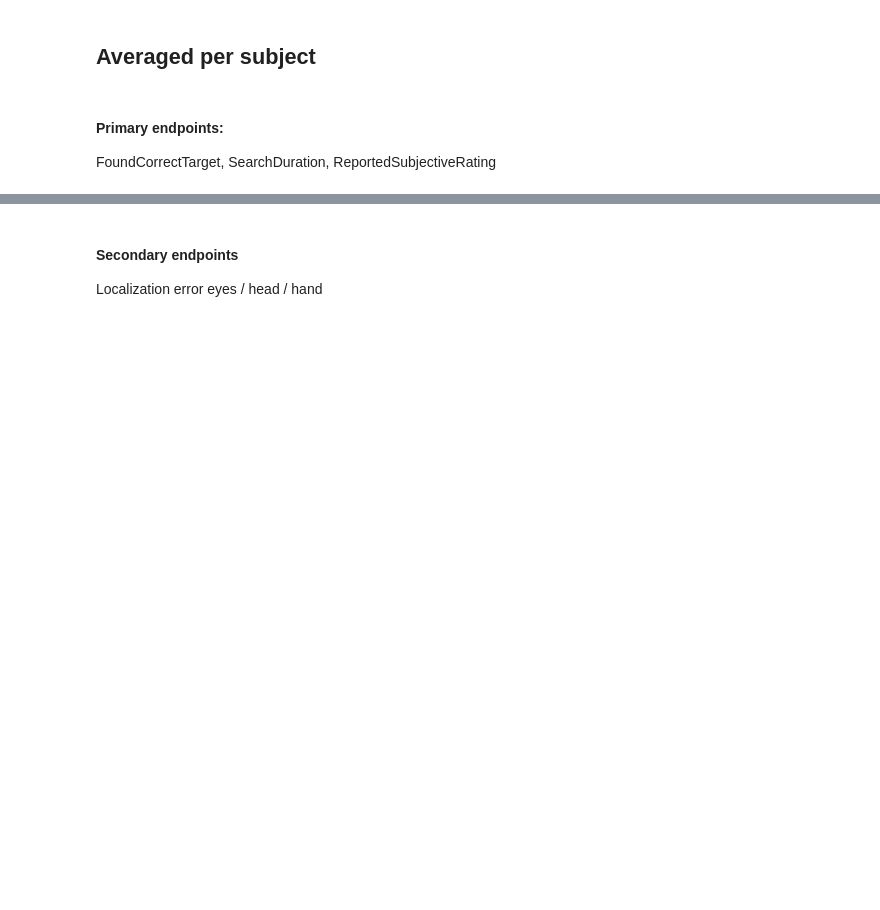
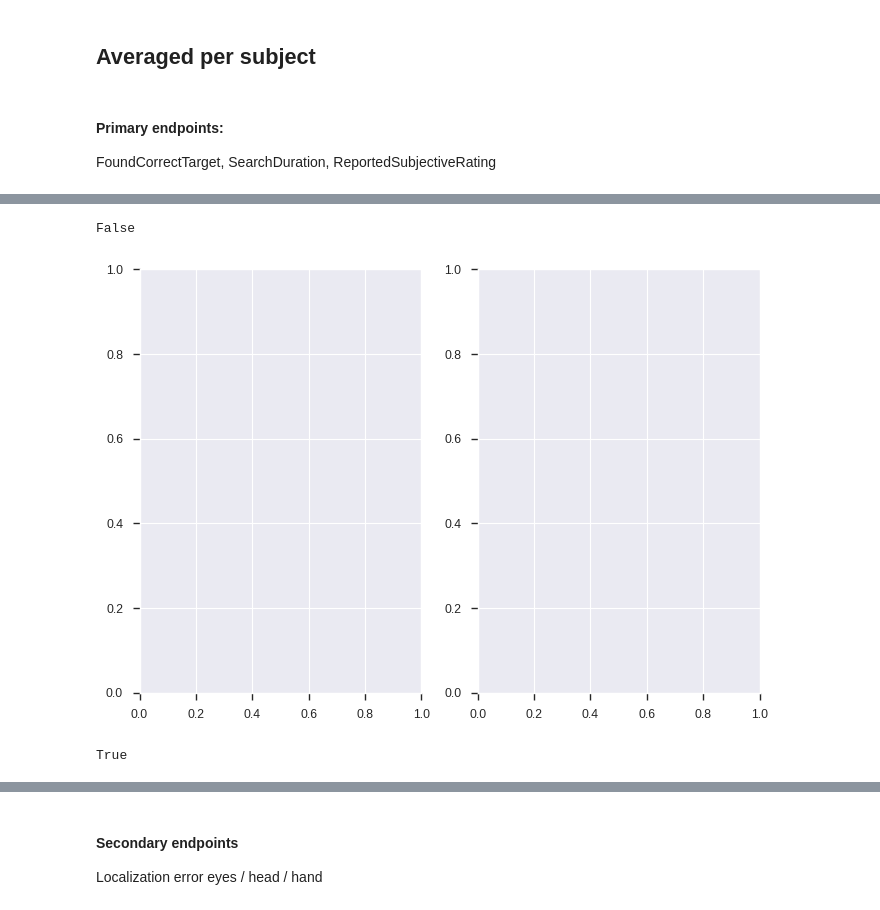
Before and after one commit to neuralcodinglab/SPVGazeAnalysis, a Jupyter notebook: visual_search/vs_endpoints_analysis.ipynb, the cells around one changed output, grey strips where cells are left out. Cells and saved outputs as stored; diff of their text form; code cells hidden in the pictures; blank space fills up the shorter version.

```diff
--- a/visual_search/vs_endpoints_analysis.ipynb
+++ b/visual_search/vs_endpoints_analysis.ipynb
@@ -316,0 +317,15 @@ Text(0.5, 0.98, 'Primary endpoints (correctly found targets)')
+# %%
+importlib.reload(visualization)
+f, a = plt.subplots(1,2)
+# visualization.redefine_x_ticks(a, )
+
+hasattr(a[0], '__iter__')
+
+# type(a[0])
+# %% [output]
+False
+[figure, added]
+# %%
+type(a) == np.ndarray
+# %% [output]
+True
```
Also changed, not shown: parts of 3 cells of this notebook, 4 other files.
